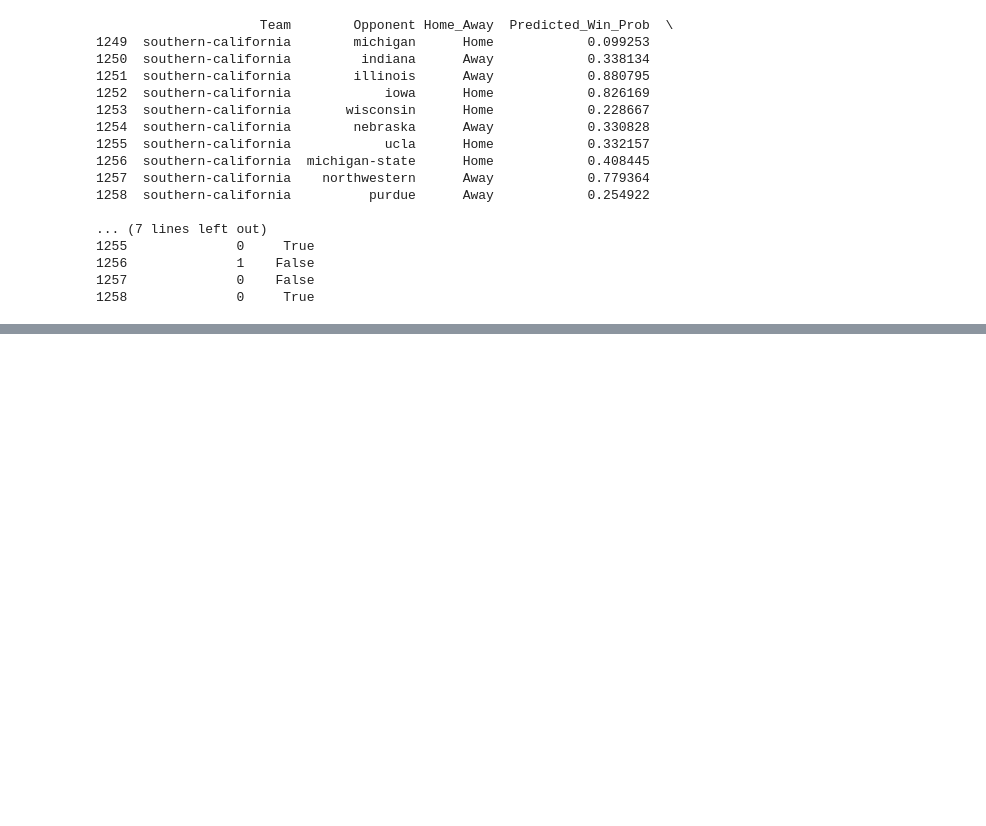
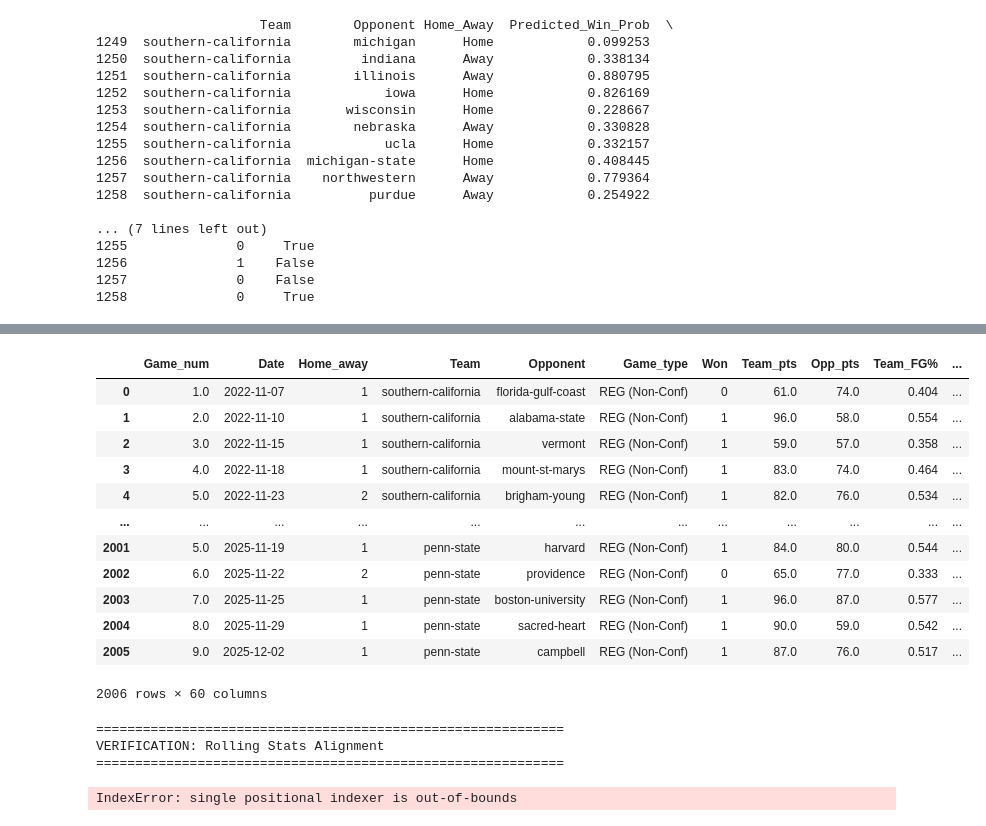
Before and after one commit to ryanlee1235/college-basketball-predictor-model, a Jupyter notebook: ml_model/CBB_Predictor_Model.ipynb, the cells around one changed output, grey strips where cells are left out. Saved outputs shown, nothing was run; the diff lists cells and outputs as text; code cells hidden in the pictures; blank space fills up the shorter version.

```diff
--- a/ml_model/CBB_Predictor_Model.ipynb
+++ b/ml_model/CBB_Predictor_Model.ipynb
@@ -184,0 +264,77 @@ print(results.head(10))
+# %%
+df
+# %% [output]
+|  | Game_num | Date | Home_away | Team | Opponent | Game_type | Won | Team_pts | Opp_pts | Team_FG% | ... |
+| 0 | 1.0 | 2022-11-07 | 1 | southern-california | florida-gulf-coast | REG (Non-Conf) | 0 | 61.0 | 74.0 | 0.404 | ... |
+| 1 | 2.0 | 2022-11-10 | 1 | southern-california | alabama-state | REG (Non-Conf) | 1 | 96.0 | 58.0 | 0.554 | ... |
+| 2 | 3.0 | 2022-11-15 | 1 | southern-california | vermont | REG (Non-Conf) | 1 | 59.0 | 57.0 | 0.358 | ... |
+| 3 | 4.0 | 2022-11-18 | 1 | southern-california | mount-st-marys | REG (Non-Conf) | 1 | 83.0 | 74.0 | 0.464 | ... |
+| 4 | 5.0 | 2022-11-23 | 2 | southern-california | brigham-young | REG (Non-Conf) | 1 | 82.0 | 76.0 | 0.534 | ... |
+| ... | ... | ... | ... | ... | ... | ... | ... | ... | ... | ... | ... |
+| 2001 | 5.0 | 2025-11-19 | 1 | penn-state | harvard | REG (Non-Conf) | 1 | 84.0 | 80.0 | 0.544 | ... |
+| 2002 | 6.0 | 2025-11-22 | 2 | penn-state | providence | REG (Non-Conf) | 0 | 65.0 | 77.0 | 0.333 | ... |
+| 2003 | 7.0 | 2025-11-25 | 1 | penn-state | boston-university | REG (Non-Conf) | 1 | 96.0 | 87.0 | 0.577 | ... |
+| 2004 | 8.0 | 2025-11-29 | 1 | penn-state | sacred-heart | REG (Non-Conf) | 1 | 90.0 | 59.0 | 0.542 | ... |
+| 2005 | 9.0 | 2025-12-02 | 1 | penn-state | campbell | REG (Non-Conf) | 1 | 87.0 | 76.0 | 0.517 | ... |
+2006 rows × 60 columns
+# %%
+def comprehensive_verification(df):
+    """
+    Comprehensive check that stats are aligned correctly
+    """
+    print("=" * 60)
+    print("VERIFICATION: Rolling Stats Alignment")
+    print("=" * 60)
+
+    # Find a game where both teams have data
+    test_game = df[
+        (df['Team'] == 'southern-california') &
+        (df['Opponent'] == 'chattanooga')
+    ].iloc[0]
+
+    date = test_game['Date']
+
+    # Find the reverse game (UCLA's perspective)
+    reverse_game = df[
+        (df['Team'] == 'ucla') &
+        (df['Opponent'] == 'southern-california') &
+        (df['Date'] == date)
+    ].iloc[0]
+
+    print(f"\nGame Date: {date}")
+    print(f"\nUSC's Row:")
+    print(f"  Team: {test_game['Team']}")
+    print(f"  Opponent: {test_game['Opponent']}")
+    print(f"  Team_PTS_L3: {test_game.get('Team_pts_L3', 'N/A')}")
+    print(f"  Opp_PTS_L3: {test_game.get('Opp_pts_L3', 'N/A')}")
+
+    print(f"\nUCLA's Row (opposite perspective):")
+    print(f"  Team: {reverse_game['Team']}")
+    print(f"  Opponent: {reverse_game['Opponent']}")
+    print(f"  Team_PTS_L3: {reverse_game.get('Team_pts_L3', 'N/A')}")
+    print(f"  Opp_PTS_L3: {reverse_game.get('Opp_pts_L3', 'N/A')}")
+
+    # The critical check
+    usc_opp_rolling = test_game.get('Opp_pts_L3')
+    ucla_team_rolling = reverse_game.get('Team_pts_L3')
+
+    print(f"\n{'='*60}")
+    print("CRITICAL CHECK:")
+    print(f"USC's Opponent Rolling (should be UCLA's team rolling): {usc_opp_rolling}")
+    print(f"UCLA's Team Rolling: {ucla_team_rolling}")
+    print(f"Match: {abs(usc_opp_rolling - ucla_team_rolling) < 0.01 if pd.notna(usc_opp_rolling) and pd.notna(ucla_team_rolling) else 'N/A'}")
+    print(f"{'='*60}")
+
+    return abs(usc_opp_rolling - ucla_team_rolling) < 0.01 if pd.notna(usc_opp_rolling) and pd.notna(ucla_team_rolling) else False
+
+# Run verification
+is_correct = comprehensive_verification(df)
+if is_correct:
+    print("\n✓ Rolling stats are correctly aligned!")
+else:
+    print("\n✗ Warning: Rolling stats may not be aligned correctly")
+# %% [output]
+============================================================
+VERIFICATION: Rolling Stats Alignment
+============================================================
+IndexError: single positional indexer is out-of-bounds
```
Also changed, not shown: parts of 8 cells of this notebook.
